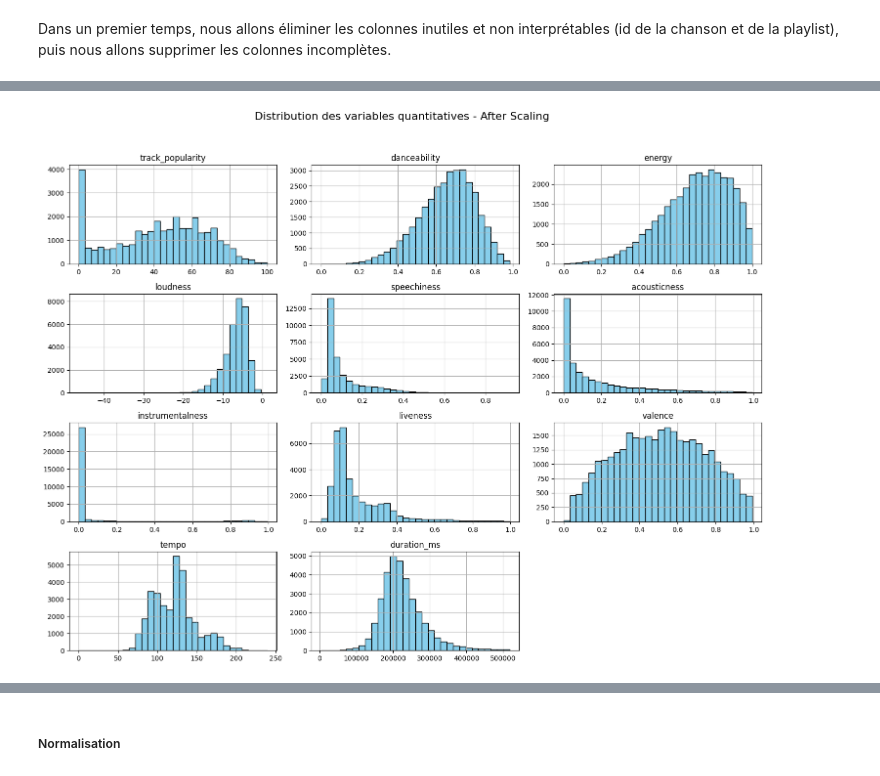
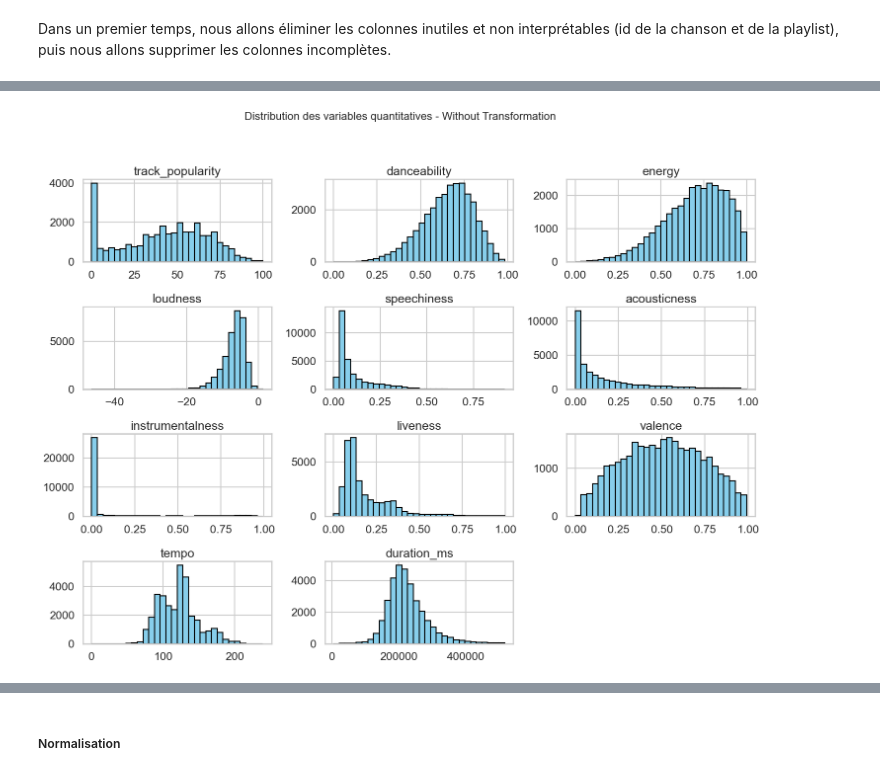
Before and after one commit to InesBafaluy/musique, a Jupyter notebook: rapport_spotify.ipynb, the cells around one changed output, grey strips where cells are left out. Cells and saved outputs as stored; diff of their text form; code cells hidden in the pictures.

```diff
--- a/rapport_spotify.ipynb
+++ b/rapport_spotify.ipynb
@@ -138,7 +212,7 @@ data_complete = data_initial.copy()
 # Remove dumb columns and uncomplete lines
 print('=== Non-meaningful columns ===')
 # remove identifiers if they exist
-cols = ["track_album_id", "playlist_id"]
+cols = ["track_album_id", "playlist_id", "track_id"]
 print('Columns to drop:', cols)
 data_complete.drop(columns=cols, errors='ignore', inplace=True)
 
@@ -181,38 +255,103 @@ Dans cette partie, nous cherchons à gaussianiser nos variables les plus asymét
 # %%
 from sklearn.preprocessing import PowerTransformer
-data_gauss = data_complete.copy()
 
-data_gauss[quant_cols].hist(bins=30, figsize=(15, 12), color='skyblue', edgecolor='black')
-plt.suptitle("Distribution des variables quantitatives - After Scaling", fontsize=16)
+data_to_transform = data_complete.copy()
+
+# histogrammes avant transformation
+data_to_transform[quant_cols].hist(bins=30, figsize=(15, 12), color='skyblue', edgecolor='black')
+plt.suptitle("Distribution des variables quantitatives - Without Transformation", fontsize=16)
 plt.tight_layout(rect=[0, 0.03, 1, 0.95])
 plt.show()
 
-data_gauss[quant_cols].skew().sort_values(ascending=False)
+# calcul de la skewness/Asymétrie
+# --> on cherche ici à identifier les variables quantitatives qui ont une forte asymétrie (skewness) pour les transformer ensuite et les rendre plus gaussiennes
 print('Skewness of quantitative variables:')
 var_to_gauss = []
 for col in quant_cols:
-    skewness = data_gauss[col].skew()
+    skewness = data_to_transform[col].skew()
     print(f"{col}: {skewness:.2f}")
-    if skewness > 1.5 or skewness < -1.5:
+    if abs(skewness) > 1.3:
         var_to_gauss.append(col)
 
 print(f"Variables avec une asymétrie élevée: {var_to_gauss}")
 
+# LOG
+data_gauss_log = data_to_transform.copy()
+for col in ["speechiness", "acousticness", "instrumentalness", "liveness"]:
+    if col in data_gauss_log.columns:
+        data_gauss_log[col] = np.log1p(data_gauss_log[col])
 
-data_gauss["log_speechiness"] = np.log1p(data_gauss["speechiness"])
-data_gauss["log_acousticness"] = np.log1p(data_gauss["acousticness"])
-data_gauss["log_instrumentalness"] = np.log1p(data_gauss["instrumentalness"])
-data_gauss["log_liveness"] = np.log1p(data_gauss["liveness"])
+# YEO-JOHNSON : accepte aussi 0 et négatifs
+data_gauss_yeo = data_to_transform.copy()
+if var_to_gauss:
+    pt_yeo = PowerTransformer(method="yeo-johnson")
+    data_gauss_yeo[var_to_gauss] = pt_yeo.fit_transform(data_gauss_yeo[var_to_gauss])
+
+# visualisation
+for col in var_to_gauss:
+
+    # Compute common y-axis limit
+    counts_original, _ = np.histogram(data_to_transform[col].dropna(), bins=30)
+    counts_log, _ = np.histogram(data_gauss_log[col].dropna(), bins=30)
+    counts_yeo, _ = np.histogram(data_gauss_yeo[col].dropna(), bins=30)
+
+    max_count = max(
+        counts_original.max(),
+        counts_log.max(),
+        counts_yeo.max()
+    ) + 200  # add some margin
+
+    fig, axes = plt.subplots(1, 3, figsize=(15, 4))
+
+    sns.histplot(
+        data_to_transform[col],
+        bins=30,
+        kde=True,
+        color='skyblue',
+        edgecolor='black',
+        ax=axes[0]
+    )
+    axes[0].set_title(f"{col} - Original")
+    axes[0].set_ylim(0, max_count)
+
+    sns.histplot(
+        data_gauss_log[col],
+        bins=30,
+        kde=True,
+        color='lightgreen',
+        edgecolor='black',
+        ax=axes[1]
+    )
+    axes[1].set_title(f"{col} - Log Transform")
+    axes[1].set_ylim(0, max_count)
 
 
+    sns.histplot(
+        data_gauss_yeo[col],
+        bins=30,
+        kde=True,
+        color='salmon',
+        edgecolor='black',
+        ax=axes[2]
+    )
+    axes[2].set_title(f"{col} - Yeo-Johnson Transform")
+    axes[2].set_ylim(0, max_count)
 
-data_gauss[quant_cols].hist(bins=30, figsize=(15, 12), color='skyblue', edgecolor='black')
+    plt.tight_layout()
+    plt.show()
 
-plt.suptitle("Distribution des variables quantitatives - After Log Transformation", fontsize=16)
-plt.tight_layout(rect=[0, 0.03, 1, 0.95])
-plt.show()
+# tableau comparatif
+skewness_comparison = pd.DataFrame({
+    "Original": data_to_transform[var_to_gauss].skew(),
+    "Log": data_gauss_log[var_to_gauss].skew(),
+    "Yeo-Johnson": data_gauss_yeo[var_to_gauss].skew()
+})
+
+
+print("Skewness comparison after transformations:")
+print(skewness_comparison)
 # %% [output]
-[figure, old version]
+[figure, new version]
 Skewness of quantitative variables:
 track_popularity: -0.23
 danceability: -0.50
```
Also changed, not shown: parts of 25 cells of this notebook.
